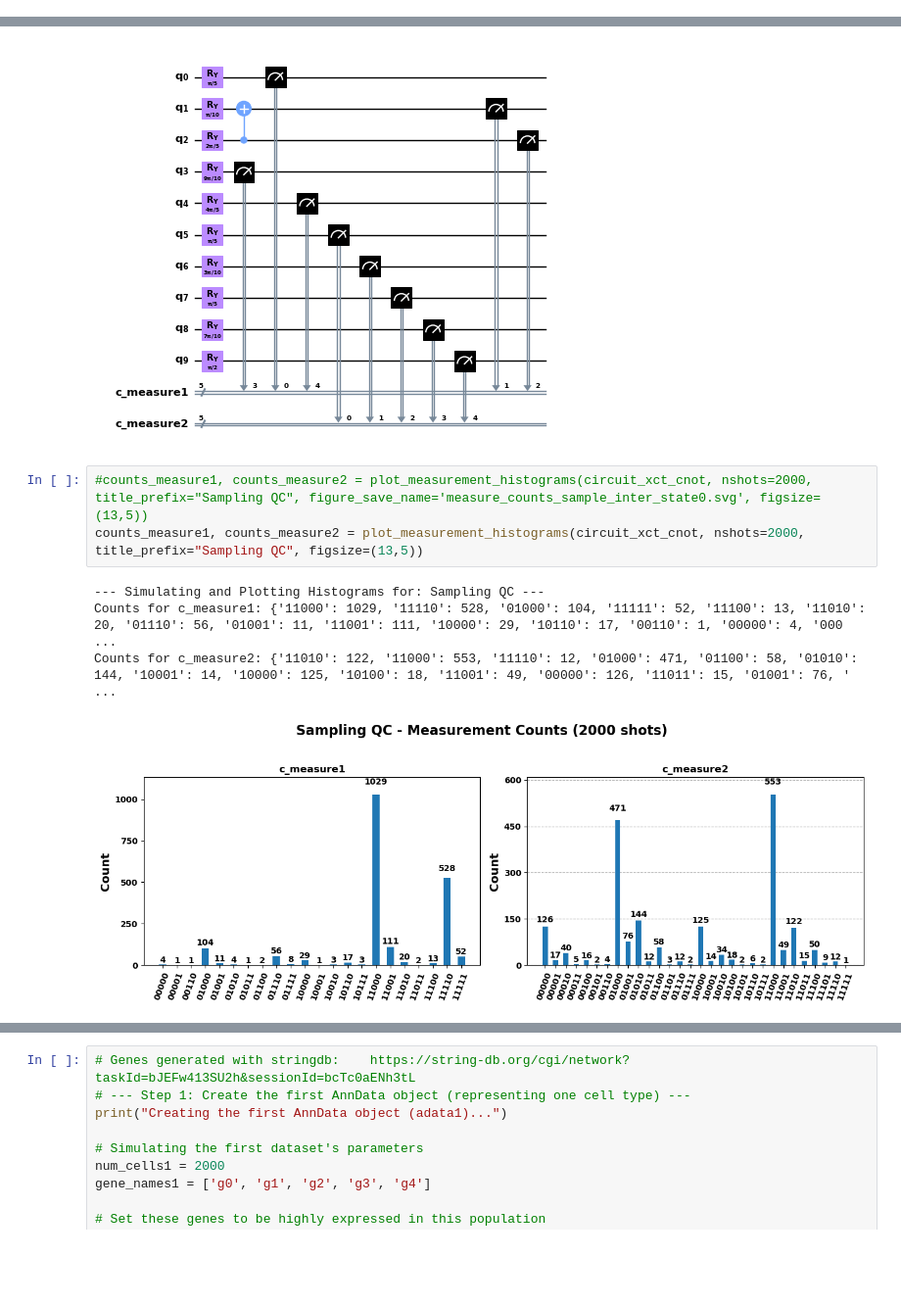
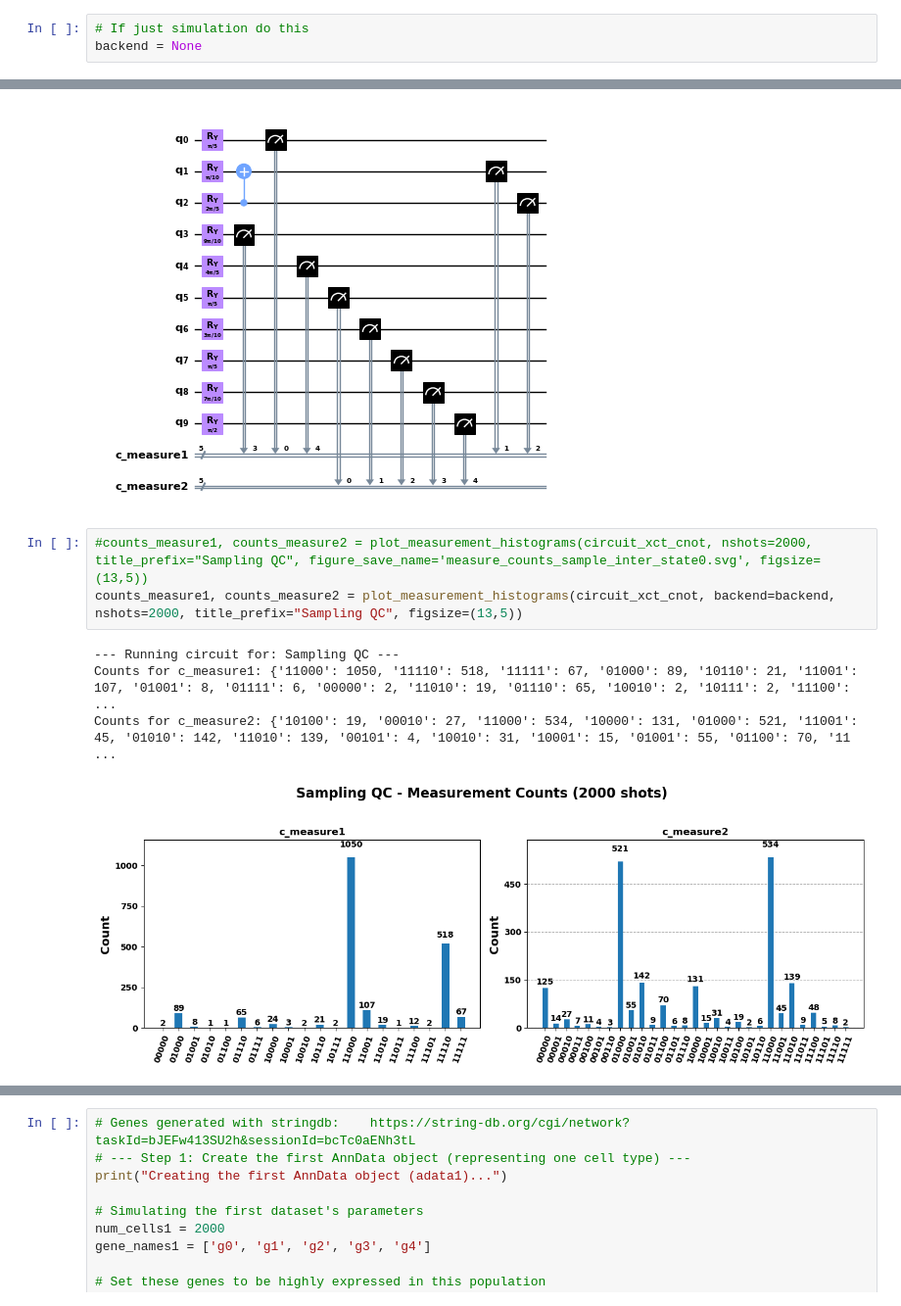
Before and after one commit to cailab-tamu/qSimCells, a Jupyter notebook: qSim_cell_chat.ipynb, the cells around one changed output, grey strips where cells are left out. Shown at 98% size. Cells and saved outputs as stored; diff of their text form; blank space fills up the shorter version.

```diff
--- a/qSim_cell_chat.ipynb
+++ b/qSim_cell_chat.ipynb
@@ -26,0 +36,3 @@ circuit_xct_cnot.draw(output="mpl", style="clifford", fold=40,  scale = 0.5)
+# %%
+# If just simulation do this
+backend = None
@@ -350,12 +355,12 @@ circuit_xct_cnot.draw(output="mpl", style="clifford", fold=40,  scale = 0.5)
 [figure]
 # %%
 #counts_measure1, counts_measure2 = plot_measurement_histograms(circuit_xct_cnot, nshots=2000, title_prefix="Sampling QC", figure_save_name='measure_counts_sample_inter_state0.svg', figsize=(13,5))
-counts_measure1, counts_measure2 = plot_measurement_histograms(circuit_xct_cnot, nshots=2000, title_prefix="Sampling QC", figsize=(13,5))
+counts_measure1, counts_measure2 = plot_measurement_histograms(circuit_xct_cnot, backend=backend, nshots=2000, title_prefix="Sampling QC", figsize=(13,5))
 # %% [output]
---- Simulating and Plotting Histograms for: Sampling QC ---
-Counts for c_measure1: {'11000': 1029, '11110': 528, '01000': 104, '11111': 52, '11100': 13, '11010': 20, '01110': 56, '01001': 11, '11001': 111, '10000': 29, '10110': 17, '00110': 1, '00000': 4, '000 ...
-Counts for c_measure2: {'11010': 122, '11000': 553, '11110': 12, '01000': 471, '01100': 58, '01010': 144, '10001': 14, '10000': 125, '10100': 18, '11001': 49, '00000': 126, '11011': 15, '01001': 76, ' ...
+--- Running circuit for: Sampling QC ---
+Counts for c_measure1: {'11000': 1050, '11110': 518, '11111': 67, '01000': 89, '10110': 21, '11001': 107, '01001': 8, '01111': 6, '00000': 2, '11010': 19, '01110': 65, '10010': 2, '10111': 2, '11100': ...
+Counts for c_measure2: {'10100': 19, '00010': 27, '11000': 534, '10000': 131, '01000': 521, '11001': 45, '01010': 142, '11010': 139, '00101': 4, '10010': 31, '10001': 15, '01001': 55, '01100': 70, '11 ...
-[figure, old version]
+[figure, new version]
 # %%
 # Reconstruct the matrix
 reconstructed_matrix = create_binary_matrix(counts_measure1)
```
Also changed, not shown: parts of 14 cells of this notebook, 3 other files.
